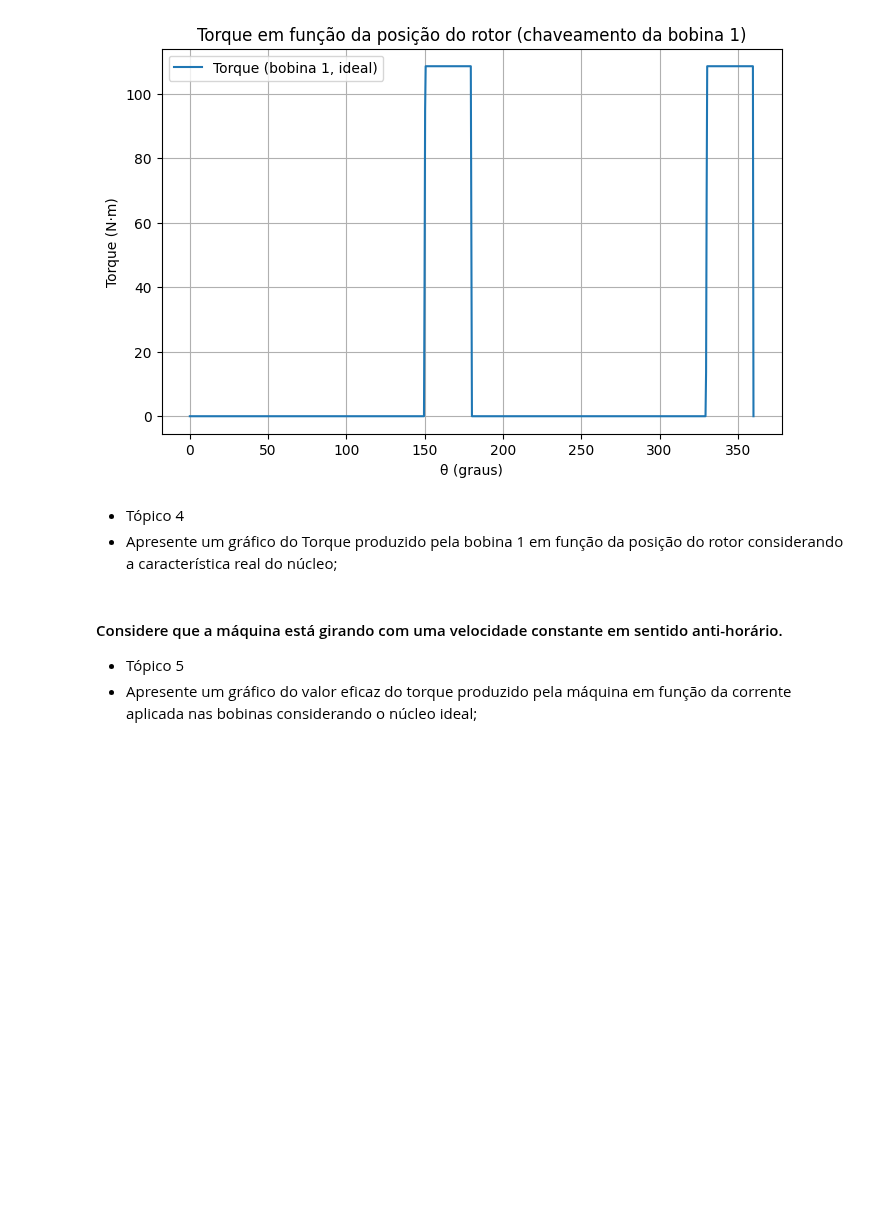
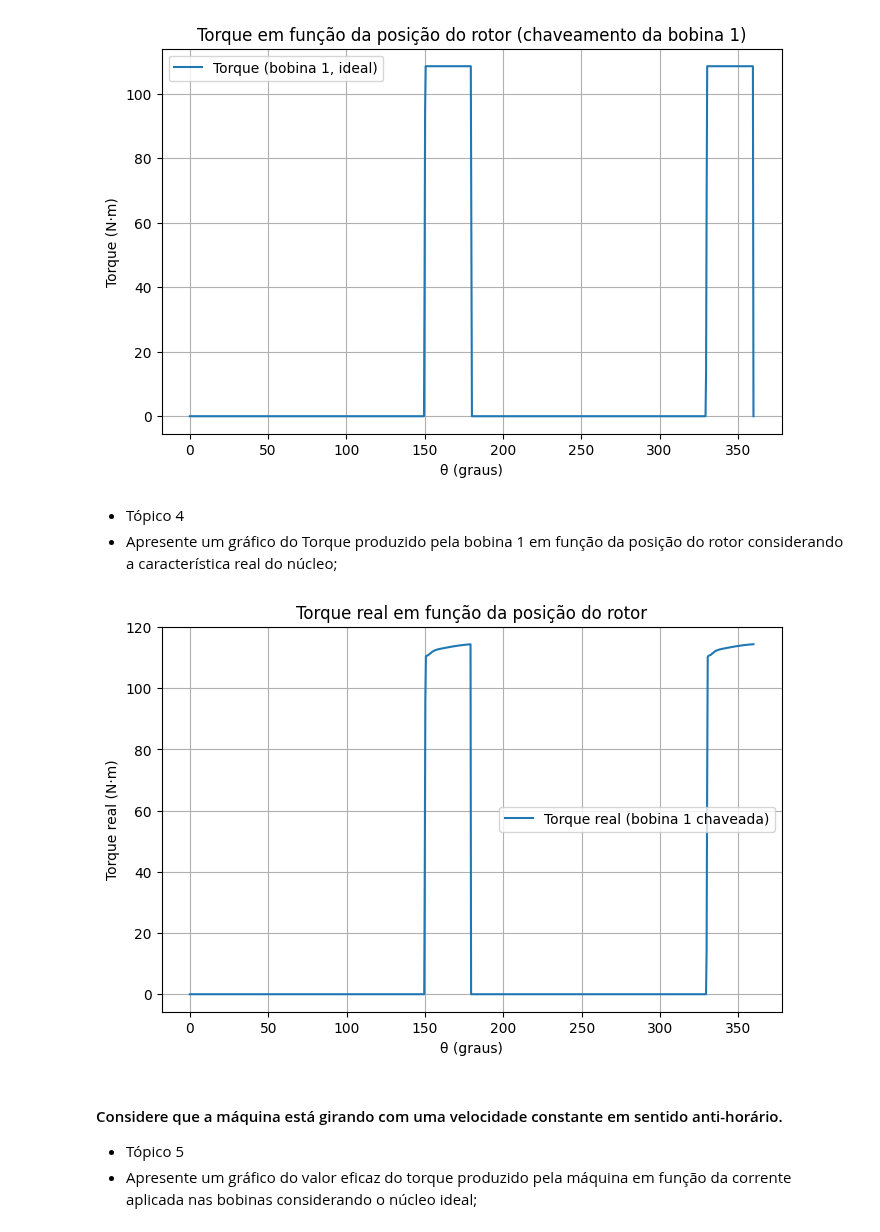
Before and after one commit to marcus-valmeida/Projeto-conversao, a Jupyter notebook: exercicio2/exercicio2.ipynb, the cells around one changed output. Saved outputs shown, nothing was run; the diff lists cells and outputs as text; code cells hidden in the pictures; blank space fills up the shorter version.

```diff
--- a/exercicio2/exercicio2.ipynb
+++ b/exercicio2/exercicio2.ipynb
@@ -249,3 +295,53 @@ da posição do rotor considerando a característica real do núcleo;
+# %%
+# Corrente por ângulo (mesma janela da Pergunta 3)
+angulo_rad   = np.asarray(angulo_rad)
+angulo_graus = np.asarray(angulo_graus)
+
+I_theta = np.array([corrente_bobina1(t) for t in angulo_rad])
+
+# --- Coenergia real (gatilhada) ---
+coenergia_real = calcular_coenergia(f_real, I_theta, angulo_rad)
+
+# --- Remove o ponto de 360° (mantém intervalo semiaberto [0, 360) ) ---
+mask360            = angulo_graus < (360 - 1e-9)  # mesmo critério numérico
+angulo_rad_cut     = angulo_rad[mask360]
+angulo_graus_cut   = angulo_graus[mask360]
+I_theta_cut        = I_theta[mask360]
+coenergia_real_cut = coenergia_real[mask360]
+
+# --- Torque = dWc/dθ ---
+torque_real = np.gradient(coenergia_real_cut, angulo_rad_cut)
+
+# --- Zera torque onde a bobina está desligada ---
+mask_on = I_theta_cut > 0
+torque_real[~mask_on] = 0
+
+# --- Zera nos pontos de comutação (sem incluir 360° agora) ---
+bounds_deg = np.array([0, 120, 180, 300])  # 360 removido
+# mesmo critério de tolerância; só calculado a partir do passo angular
+tol = max(0.5, (angulo_graus_cut[1] - angulo_graus_cut[0]) * 2)
+
+# Usando broadcast para localizar índices equivalentes aos "np.where" do original
+ang_mod   = np.remainder(angulo_graus_cut, 360.0)
+bounds_md = np.remainder(bounds_deg, 360.0)
+
+# Para cada bound, encontra posições ~iguais (com a mesma tolerância)
+matches = np.isclose(ang_mod[:, None], bounds_md[None, :], atol=tol)
+idx = np.nonzero(matches)[0]  # índices ao longo de angulo_graus_cut
+
+torque_real[idx] = 0
+
+# --- Plot ---
+plt.figure(figsize=(8, 5))
+plt.plot(angulo_graus_cut, torque_real, label='Torque real (bobina 1 chaveada)')
+plt.xlabel('θ (graus)')
+plt.ylabel('Torque real (N·m)')
+plt.title('Torque real em função da posição do rotor')
+plt.grid(True)
+plt.legend()
+plt.show()
+# %% [output]
+[figure, added]
 # %% [markdown]
 #### Considere que a máquina está girando com uma velocidade constante em sentido anti-horário.
 
```
Also changed, not shown: parts of 3 cells of this notebook.
